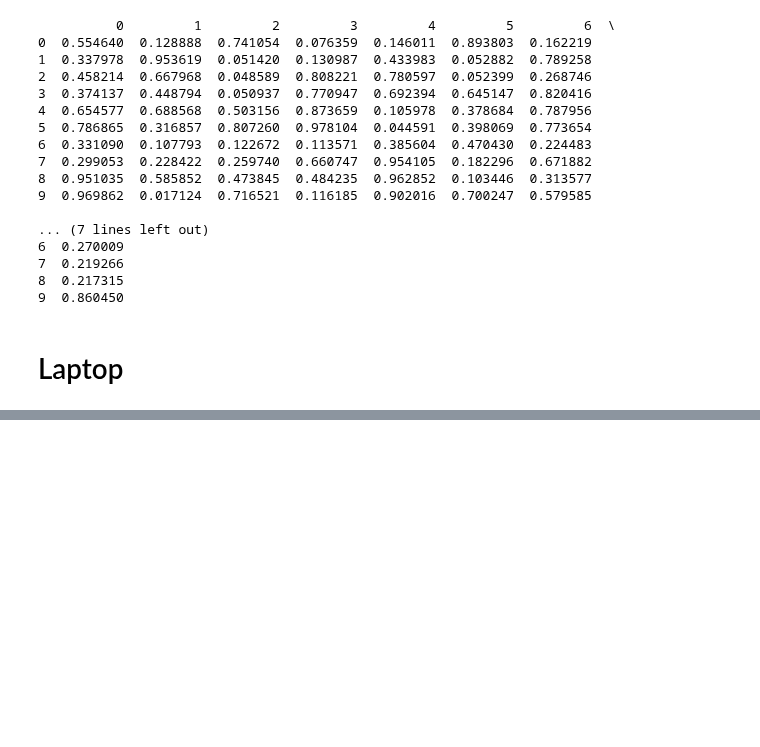
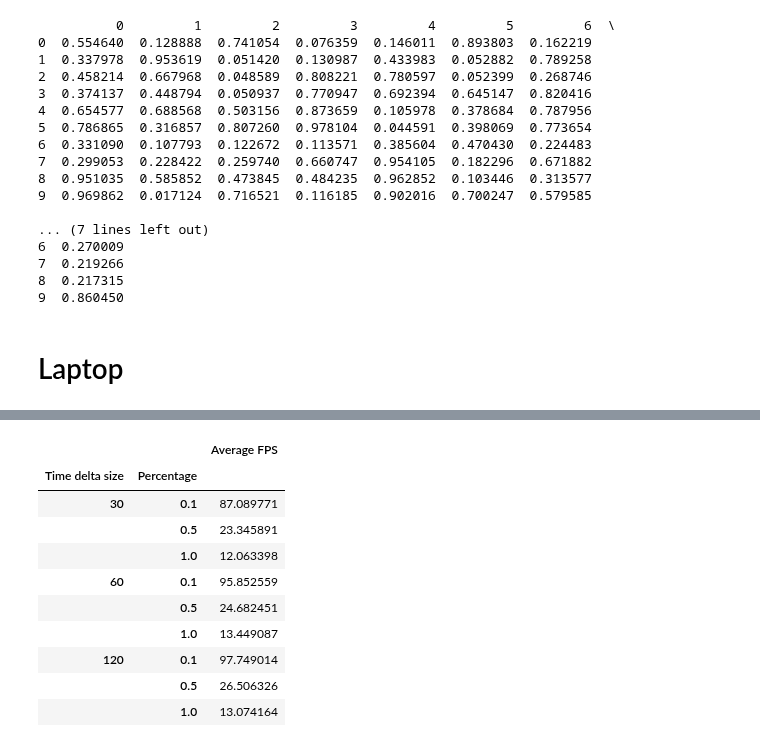
Before and after one commit to amanzer/QGIS-MobilityDB, a Jupyter notebook: refactored_code/solutionB/results.ipynb, the cells around one changed output, grey strips where cells are left out. Saved outputs shown, nothing was run; the diff lists cells and outputs as text; code cells hidden in the pictures; blank space fills up the shorter version.

```diff
--- a/refactored_code/solutionB/results.ipynb
+++ b/refactored_code/solutionB/results.ipynb
@@ -36,0 +100,7 @@ print(df)
+# %%
+
+with open(f"/home/ali/QGIS-MobilityDB/refactored_code/solutionA/desktop_results/Solution_A_0.5_fps_record.pickle", "rb") as file:
+    fps_recordA = pickle.load(file)
+
+fps_recordA = fps_recordA[0:460]
+len(fps_recordA)
@@ -36,0 +221,16 @@ print(df)
+# %%
+df = pd.DataFrame.from_dict(avg_data, orient='index', columns=['Average FPS'])
+df.index = pd.MultiIndex.from_tuples(df.index, names=['Time delta size', 'Percentage'])
+df
+# %% [output]
+|  |  | Average FPS |
+| Time delta size | Percentage |  |
+| 30 | 0.1 | 87.089771 |
+|  | 0.5 | 23.345891 |
+|  | 1.0 | 12.063398 |
+| 60 | 0.1 | 95.852559 |
+|  | 0.5 | 24.682451 |
+|  | 1.0 | 13.449087 |
+| 120 | 0.1 | 97.749014 |
+|  | 0.5 | 26.506326 |
+|  | 1.0 | 13.074164 |
```
Also changed, not shown: parts of 9 cells of this notebook, 2 other files.
